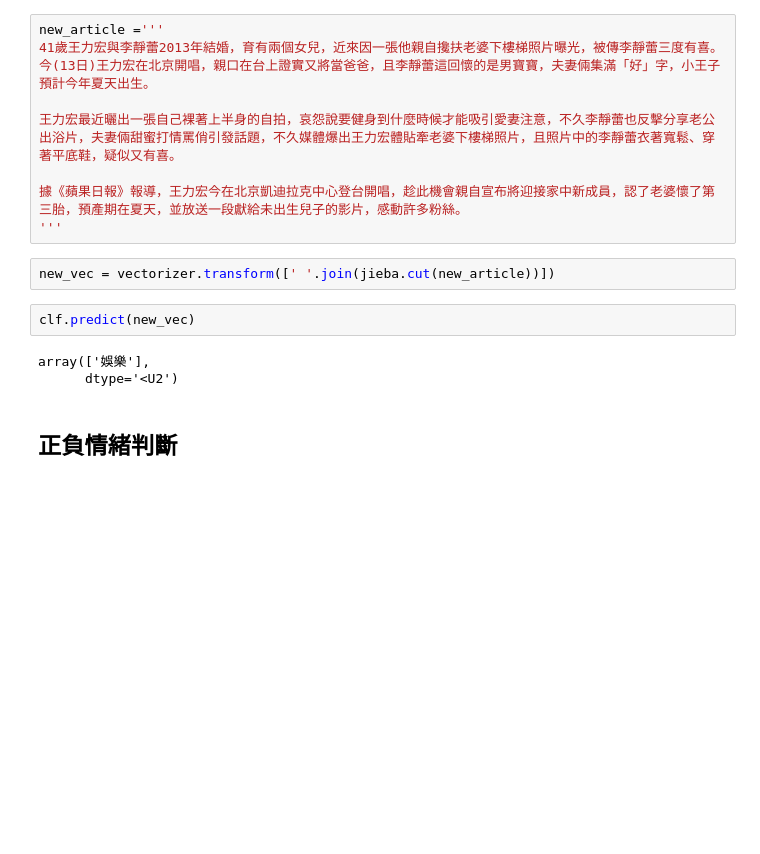
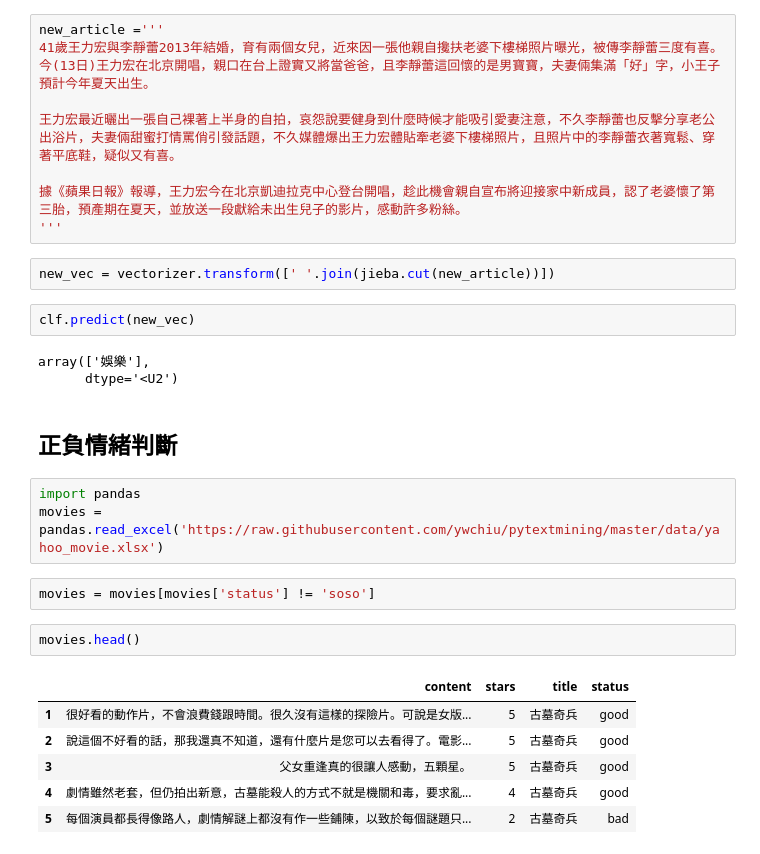
Before and after one commit to ywchiu/pytextmining, a Jupyter notebook: Demo20180414.ipynb, the cells around one changed output. Cells and saved outputs as stored; diff of their text form; blank space fills up the shorter version.

```diff
--- a/Demo20180414.ipynb
+++ b/Demo20180414.ipynb
@@ -843,3 +843,17 @@ array(['娛樂'],
       dtype='<U2')
 # %% [markdown]
 ## 正負情緒判斷
+# %%
+import pandas
+movies = pandas.read_excel('https://raw.githubusercontent.com/ywchiu/pytextmining/master/data/yahoo_movie.xlsx')
+# %%
+movies = movies[movies['status'] != 'soso']
+# %%
+movies.head()
+# %% [output]
+|  | content | stars | title | status |
+| 1 | 很好看的動作片，不會浪費錢跟時間。很久沒有這樣的探險片。可說是女版... | 5 | 古墓奇兵 | good |
+| 2 | 說這個不好看的話，那我還真不知道，還有什麼片是您可以去看得了。電影... | 5 | 古墓奇兵 | good |
+| 3 | 父女重逢真的很讓人感動，五顆星。 | 5 | 古墓奇兵 | good |
+| 4 | 劇情雖然老套，但仍拍出新意，古墓能殺人的方式不就是機關和毒，要求亂... | 4 | 古墓奇兵 | good |
+| 5 | 每個演員都長得像路人，劇情解謎上都沒有作一些鋪陳，以致於每個謎題只... | 2 | 古墓奇兵 | bad |
```
Also changed, not shown: parts of 12 cells of this notebook.
